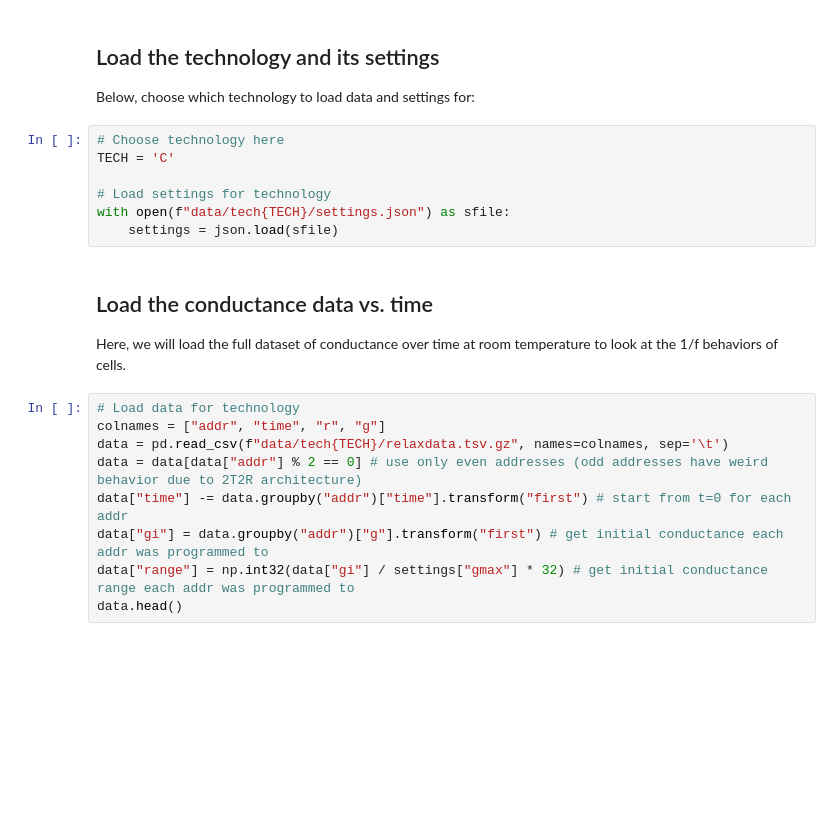
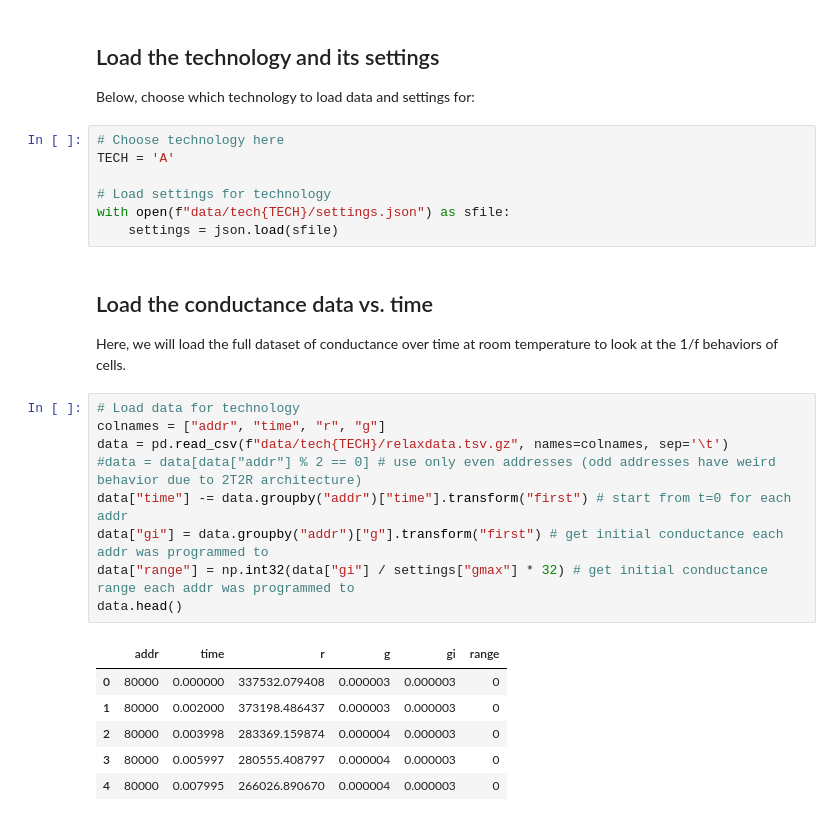
Before and after one commit to akashlevy/RRAM-Relaxation-Master-Model, a Jupyter notebook: 1overf_fitting.ipynb, the cells around one changed output. Drawn from its saved outputs; the diff is of its cells as text; blank space fills up the shorter version.

```diff
--- a/1overf_fitting.ipynb
+++ b/1overf_fitting.ipynb
@@ -19,7 +19,7 @@ import scipy.stats
 Below, choose which technology to load data and settings for:
 # %%
 # Choose technology here
-TECH = 'C'
+TECH = 'A'
 
 # Load settings for technology
 with open(f"data/tech{TECH}/settings.json") as sfile:
@@ -30,12 +30,19 @@ Here, we will load the full dataset of conductance over time at room temperature
 # %%
 # Load data for technology
 colnames = ["addr", "time", "r", "g"]
 data = pd.read_csv(f"data/tech{TECH}/relaxdata.tsv.gz", names=colnames, sep='\t')
-data = data[data["addr"] % 2 == 0] # use only even addresses (odd addresses have weird behavior due to 2T2R architecture)
+#data = data[data["addr"] % 2 == 0] # use only even addresses (odd addresses have weird behavior due to 2T2R architecture)
 data["time"] -= data.groupby("addr")["time"].transform("first") # start from t=0 for each addr
 data["gi"] = data.groupby("addr")["g"].transform("first") # get initial conductance each addr was programmed to
 data["range"] = np.int32(data["gi"] / settings["gmax"] * 32) # get initial conductance range each addr was programmed to
 data.head()
+# %% [output]
+|  | addr | time | r | g | gi | range |
+| 0 | 80000 | 0.000000 | 337532.079408 | 0.000003 | 0.000003 | 0 |
+| 1 | 80000 | 0.002000 | 373198.486437 | 0.000003 | 0.000003 | 0 |
+| 2 | 80000 | 0.003998 | 283369.159874 | 0.000004 | 0.000003 | 0 |
+| 3 | 80000 | 0.005997 | 280555.408797 | 0.000004 | 0.000003 | 0 |
+| 4 | 80000 | 0.007995 | 266026.890670 | 0.000004 | 0.000003 | 0 |
 # %%
 # Plot some 1/f PSDs
 for r in list(range(0, 32, 8)) + [31]:
```
Also changed, not shown: parts of 2 cells of this notebook, 10 other files.
